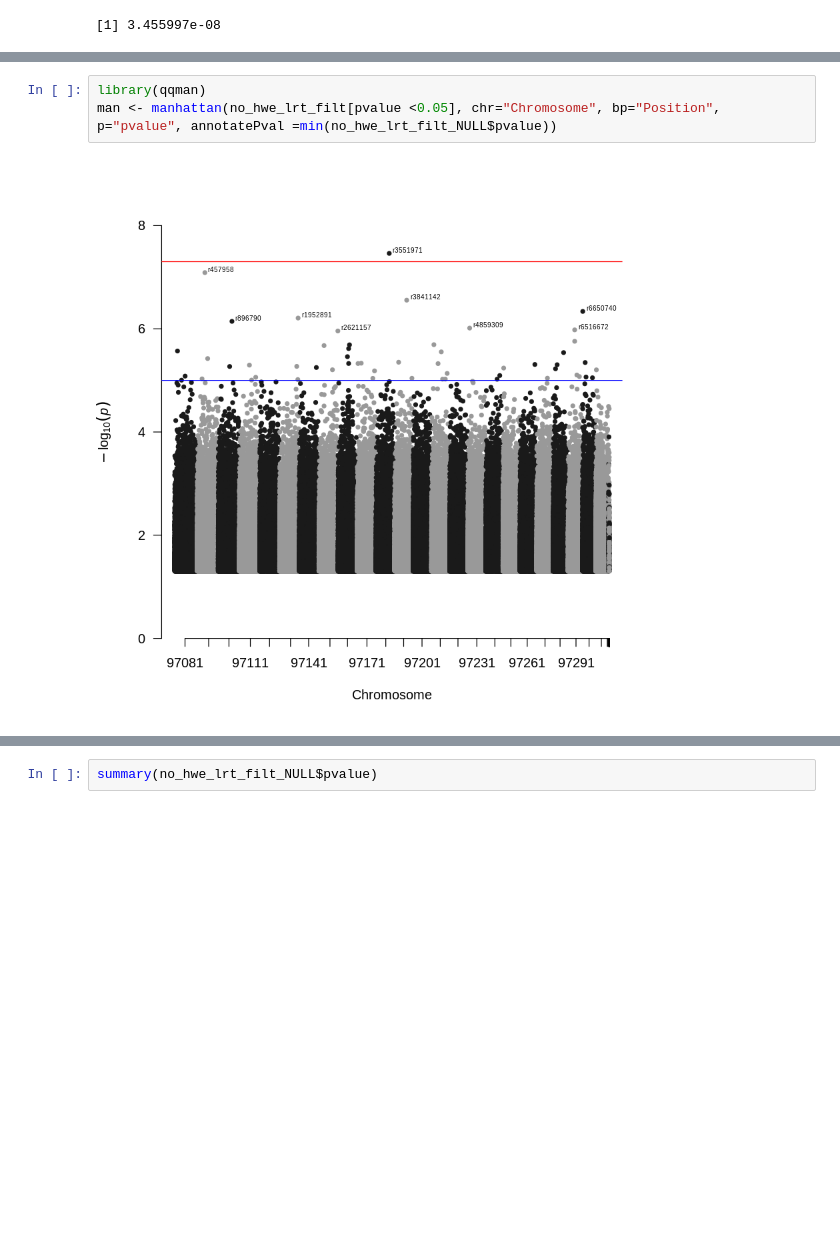
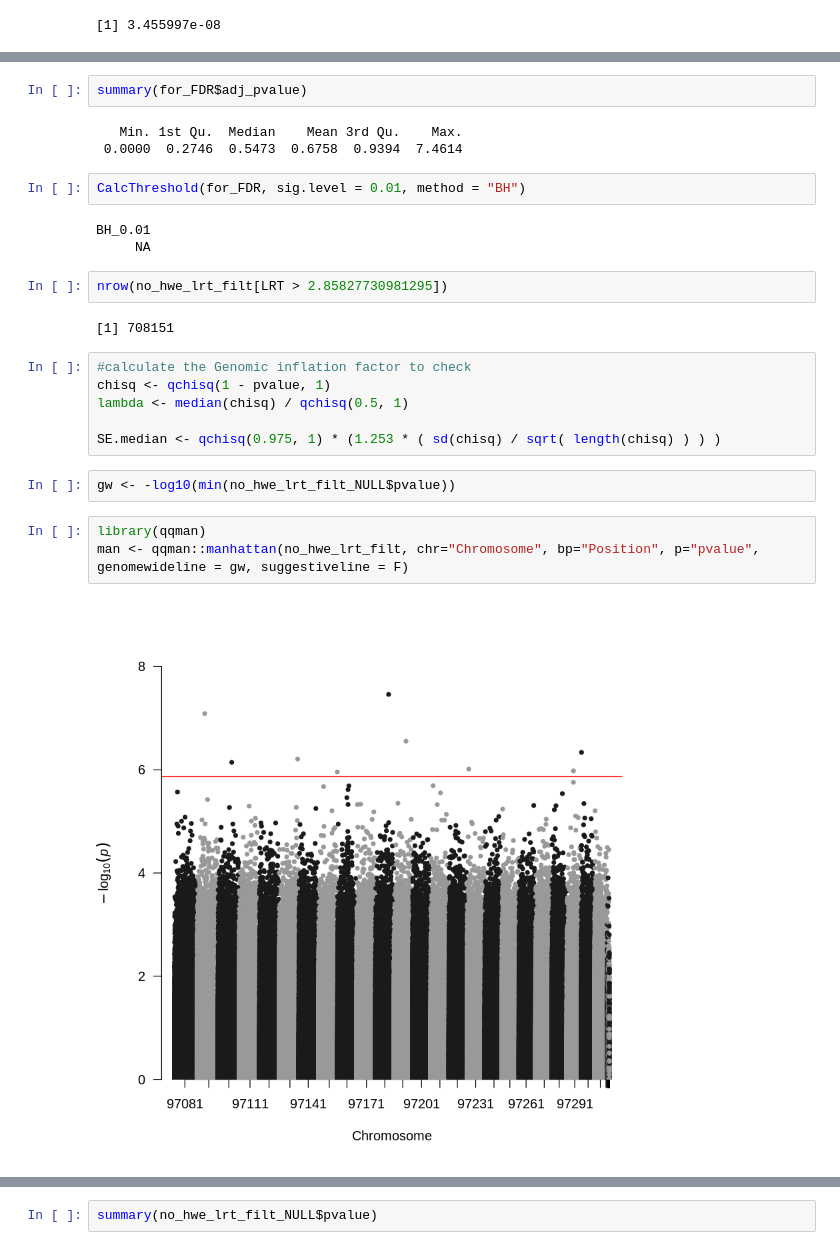
Before and after one commit to katcatalano/ClownfishGWAS, a Jupyter notebook: notebooks/plot_pcangsd_assoc.ipynb, the cells around one changed output, grey strips where cells are left out. Saved outputs shown, nothing was run; the diff lists cells and outputs as text; blank space fills up the shorter version.

```diff
--- a/notebooks/plot_pcangsd_assoc.ipynb
+++ b/notebooks/plot_pcangsd_assoc.ipynb
@@ -309,5 +372,27 @@ min(no_hwe_lrt_filt$pvalue)
+# %%
+summary(for_FDR$adj_pvalue)
+# %% [output]
+   Min. 1st Qu.  Median    Mean 3rd Qu.    Max.
+ 0.0000  0.2746  0.5473  0.6758  0.9394  7.4614
+# %%
+CalcThreshold(for_FDR, sig.level = 0.01, method = "BH")
+# %% [output]
+BH_0.01
+     NA
+# %%
+nrow(no_hwe_lrt_filt[LRT > 2.85827730981295])
+# %% [output]
+[1] 708151
+# %%
+#calculate the Genomic inflation factor to check
+chisq <- qchisq(1 - pvalue, 1)
+lambda <- median(chisq) / qchisq(0.5, 1)
+
+SE.median <- qchisq(0.975, 1) * (1.253 * ( sd(chisq) / sqrt( length(chisq) ) ) )
+# %%
+gw <- -log10(min(no_hwe_lrt_filt_NULL$pvalue))
 # %%
 library(qqman)
-man <- manhattan(no_hwe_lrt_filt[pvalue <0.05], chr="Chromosome", bp="Position", p="pvalue", annotatePval =min(no_hwe_lrt_filt_NULL$pvalue))
+man <- qqman::manhattan(no_hwe_lrt_filt, chr="Chromosome", bp="Position", p="pvalue", genomewideline = gw, suggestiveline = F)
 # %% [output]
-[figure, old version]
+[figure, new version]
```
Also changed, not shown: parts of 15 cells of this notebook, 3 other files.
